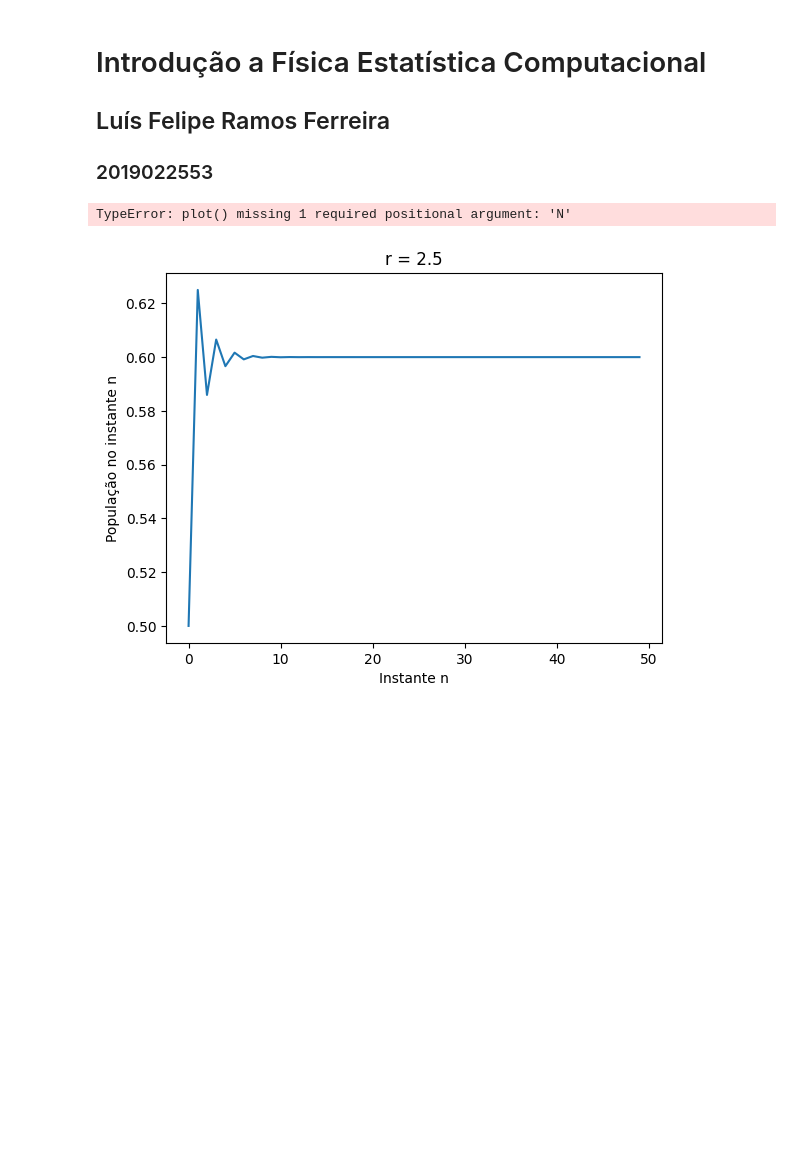
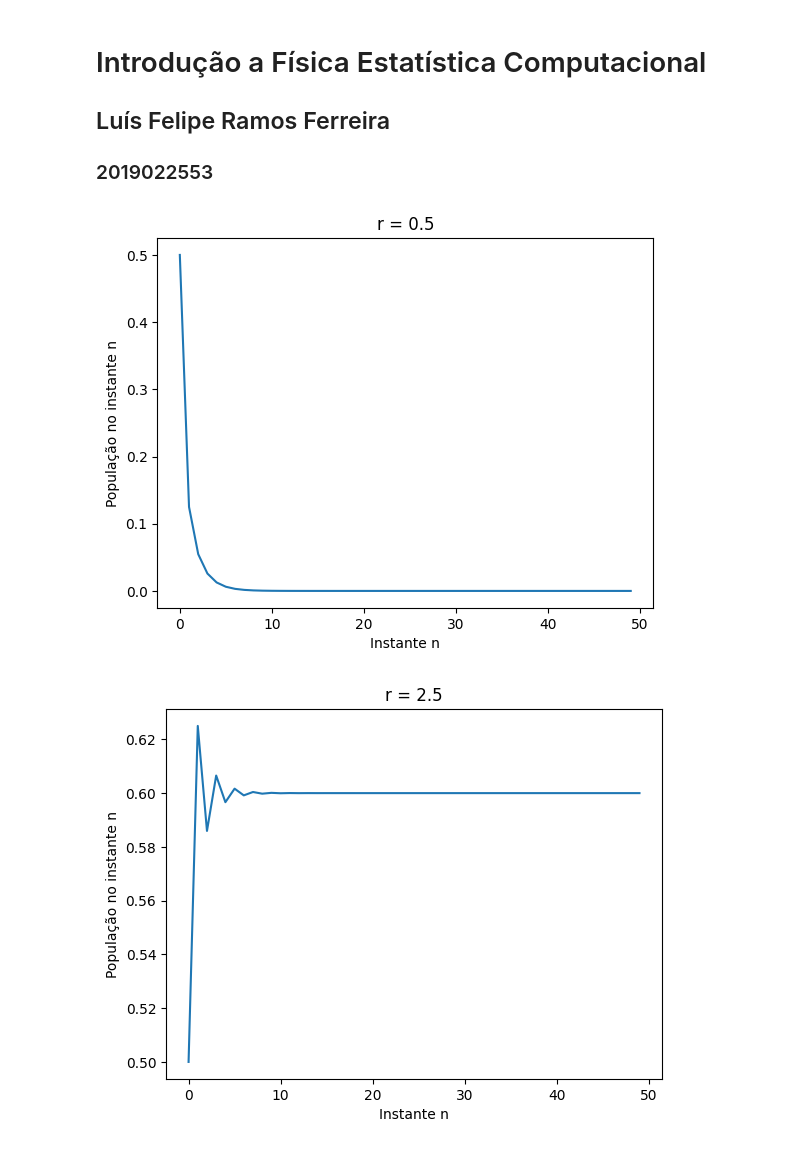
Before and after one commit to lframosferreira/fisica-estatistica-computacional, a Jupyter notebook: caos.ipynb, the cells around one changed output. Saved outputs shown, nothing was run; the diff lists cells and outputs as text; code cells hidden in the pictures; blank space fills up the shorter version.

```diff
--- a/caos.ipynb
+++ b/caos.ipynb
@@ -9,24 +9,24 @@ import matplotlib.pyplot as plt
 # %%
 # 1
 
 N = 50
 
 def plot(r: float, y0: float, N: int):
     y_values: np.array = np.zeros(N, dtype = float)
     y_values[0] = y0
     for n in np.arange(N - 1):
         y_values[n + 1] = r * y_values[n]* (1 - y_values[n])
 
     plt.plot(np.arange(N), y_values, '-', label = f"{y0}")
     plt.title(f"r = {r}")
     plt.xlabel("Instante n")
     plt.ylabel("População no instante n")
 
 r: float = .5
 y0: float = .5
-plot(r, y0)
+plot(r, y0, N)
 # %% [output]
-TypeError: plot() missing 1 required positional argument: 'N'
+[figure, added]
 # %%
 # 2
 y0: float = .5
```
Also changed, not shown: parts of 1 cell of this notebook.
